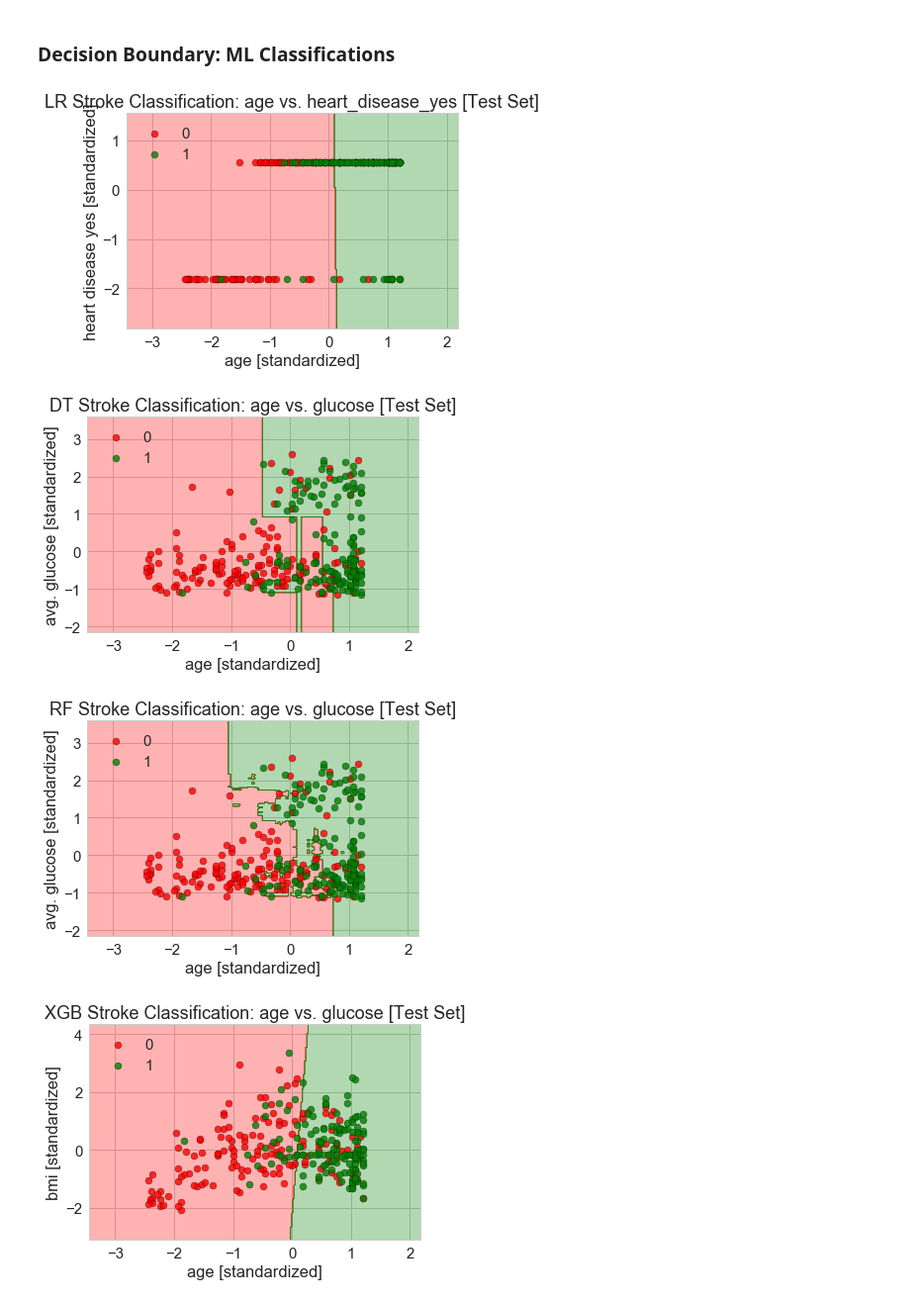
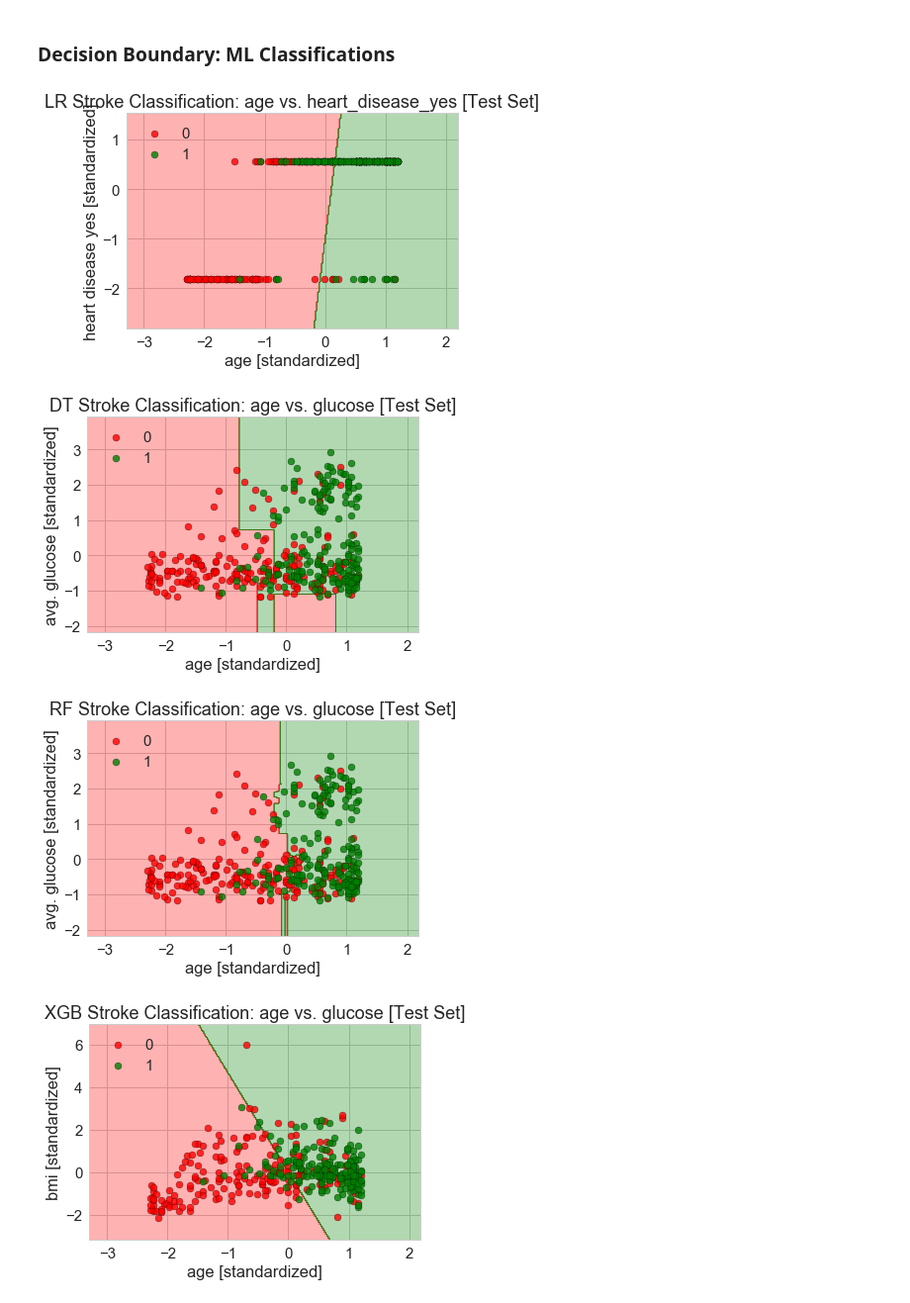
Before and after one commit to emgoh/capstone, a Jupyter notebook: capstone_codes/cp_stroke_tidy_notebook.ipynb, the cells around one changed output. Shown at 99% size. Saved outputs shown, nothing was run; the diff lists cells and outputs as text; code cells hidden in the pictures.

```diff
--- a/capstone_codes/cp_stroke_tidy_notebook.ipynb
+++ b/capstone_codes/cp_stroke_tidy_notebook.ipynb
@@ -1115,16 +1092,15 @@ plt.show()
 [figure]
 # %%
 # Feature Selection by RF Classifier: age and avg_glucose_level
-#################################################################################
 X_rf = X_train_std[:, [0,1]]
 y_rf = y_train
 
 # K-fold Cross-validation: Stratified #
 # RandomForest Classifier:
-for train_index, test_index in skf.split(X_rf, y_rf):
-#   print("TRAIN:", train_index,  "TEST:", test_index)
-    X_train_rf, X_test_rf = X_rf[train_index], X_rf[test_index]
-    y_train_rf, y_test_rf = y_rf[train_index], y_rf[test_index]
+for train_index, val_index in skf.split(X_rf, y_rf):
+#   print("TRAIN:", train_index,  "VALIDATE:", val_index)
+    X_train_rf, X_val_rf = X_rf[train_index], X_rf[val_index]
+    y_train_rf, y_val_rf = y_rf[train_index], y_rf[val_index]
 # %%
 # Model: RandomForest [cross-validated & std. train set]
 forest_cv = RandomForestClassifier(criterion='gini',n_estimators=50,
@@ -1215,9 +1192,9 @@ y_xgb = y_train
 # K-fold Cross-validation: Stratified #
 # XGB Classifier:
 for train_index, test_index in skf.split(X_xgb, y_xgb):
-#   print("TRAIN:", train_index,  "TEST:", test_index)
-    X_train_xgb, X_test_xgb = X_xgb[train_index], X_xgb[test_index]
-    y_train_xgb, y_test_xgb = y_xgb[train_index], y_xgb[test_index]
+#   print("TRAIN:", train_index,  "VALIDATE:", val_index)
+    X_train_xgb, X_val_xgb = X_xgb[train_index], X_xgb[val_index]
+    y_train_xgb, y_val_xgb = y_xgb[train_index], y_xgb[val_index]
 # %%
 # Model: XGBClassifier [cross-validated & std. train set]
 xgb_cv = XGBClassifier(n_estimators=50, learning_rate=0.2,
@@ -1234,7 +1211,7 @@ param_dist_xgb = {"n_estimators": randint(20, 200),
                   "booster": ['gbtree','gblinear']}
 random_search = RandomizedSearchCV(estimator=xgb_cv, param_distributions=param_dist_xgb,
                                    random_state=0, n_iter=100, cv=4)
-random_search_xgb = random_search.fit(X_train_xgb, y_train_xgb)
+random_search_xgb = random_search.fit(X_val_xgb, y_val_xgb)
 
 # View best hyperparameters
 print('Best n_estimators:', random_search_xgb.best_estimator_.get_params()['n_estimators'])
@@ -1243,6 +1220,7 @@ print('Best learning_rate:', random_search_xgb.best_estimator_.get_params()['lea
 print('Best objective:', random_search_xgb.best_estimator_.get_params()['objective'])
 print('Best booster:', random_search_xgb.best_estimator_.get_params()['booster'])
 
-# Model prediction: CV testset
+# Model prediction: hold-out test set
+X_test_xgb = X_test_std[:, [0,2]]
 y_pred_test_xgb = random_search_xgb.predict(X_test_xgb)
 # %% [output]
@@ -1401,7 +1379,7 @@ ROC curve typically displays true positive rate on the Y axis, and false positiv
 ###################################
 # Plot a ROC Curve #
 # XGBoost: ROC fold and Mean ROC
-cv = list(skf.split(X_train_xgb, y_train_xgb))
+cv = list(skf.split(X_test_xgb, y_test))
 fig = plt.figure(figsize=(7,5))
 mean_tpr = 0.0
 mean_fpr = np.linspace(0,1,100)
@@ -1410,8 +1388,8 @@ all_trp = []
 sns.set_style('whitegrid')
 
 for i, (train,test) in enumerate(cv):
-    prob = random_search_xgb.fit(X_train_xgb[train],y_train_xgb[train]).predict_proba(X_train_xgb[test])
-    fpr,tpr,thresholds = roc_curve(y_train_xgb[test],
+    prob = random_search_xgb.fit(X_test_xgb[train],y_test[train]).predict_proba(X_test_xgb[test])
+    fpr,tpr,thresholds = roc_curve(y_test[test],
                                    prob[:,1],
                                    pos_label=1)
     mean_tpr += interp(mean_fpr, fpr, tpr)
@@ -1436,7 +1414,7 @@ plt.xlim([-0.05,1.05])
 plt.ylim([-0.05,1.05])
 plt.xlabel('False positive rate')
 plt.ylabel('True positive rate')
-plt.title('ROC Curve for XGB: Stroke Classification')
+plt.title('ROC Curve: XGBoost Classification [test set]')
 plt.legend(loc='lower right')
 plt.show()
 # %% [output]
@@ -1471,52 +1449,52 @@ def plot_decision_regions(X, y, classifier, test_idx=None, resolution=0.02):
 # %%
 # Visualize stroke classification: Logistic Regression #
 ###############################################################################
-# Downsampled CV: test set
+# hold-out test set
 plt.figure()
-plot_decision_regions(X=X_test_lr, y=y_test_lr, classifier=random_search_lr, test_idx=None)
+plot_decision_regions(X=X_test_lr, y=y_test, classifier=random_search_lr, test_idx=None)
 plt.title('LR Stroke Classification: age vs. heart_disease_yes [Test Set]')
 plt.xlabel('age [standardized]')
 plt.ylabel('heart disease yes [standardized]')
 plt.legend(loc='upper left')
 plt.show()
 # %% [output]
-[figure, old version]
+[figure, new version]
 # %%
 # Visualize stroke classification: Decision Tree #
 ###############################################################################
-# Downsampled CV: test set
+# hold-out test set
 plt.figure()
-plot_decision_regions(X=X_test_dt, y=y_test_dt, classifier=random_search_dt, test_idx=None)
+plot_decision_regions(X=X_test_dt, y=y_test, classifier=random_search_dt, test_idx=None)
 plt.title('DT Stroke Classification: age vs. glucose [Test Set]')
 plt.xlabel('age [standardized]')
 plt.ylabel('avg. glucose [standardized]')
 plt.legend(loc='upper left')
 plt.show()
 # %% [output]
-[figure, old version]
+[figure, new version]
 # %%
 # Visualize stroke classification: Random Forest #
 ###############################################################################
-# Downsampled CV: test set
+# hold-out test set
 plt.figure()
-plot_decision_regions(X=X_test_rf, y=y_test_rf, classifier=random_search_rf, test_idx=None)
+plot_decision_regions(X=X_test_rf, y=y_test, classifier=random_search_rf, test_idx=None)
 plt.title('RF Stroke Classification: age vs. glucose [Test Set]')
 plt.xlabel('age [standardized]')
 plt.ylabel('avg. glucose [standardized]')
 plt.legend(loc='upper left')
 plt.show()
 # %% [output]
-[figure, old version]
+[figure, new version]
 # %%
 # Visualize stroke classification: XGBoost #
 ###############################################################################
-# Downsampled CV: test set
+# hold-out test set
 plt.figure()
-plot_decision_regions(X=X_test_xgb, y=y_test_xgb, classifier=random_search_xgb, test_idx=None)
+plot_decision_regions(X=X_test_xgb, y=y_test, classifier=random_search_xgb, test_idx=None)
 plt.title('XGB Stroke Classification: age vs. glucose [Test Set]')
 plt.xlabel('age [standardized]')
 plt.ylabel('bmi [standardized]')
 plt.legend(loc='upper left')
 plt.show()
 # %% [output]
-[figure, old version]
+[figure, new version]
```
Also changed, not shown: parts of 18 cells of this notebook.
